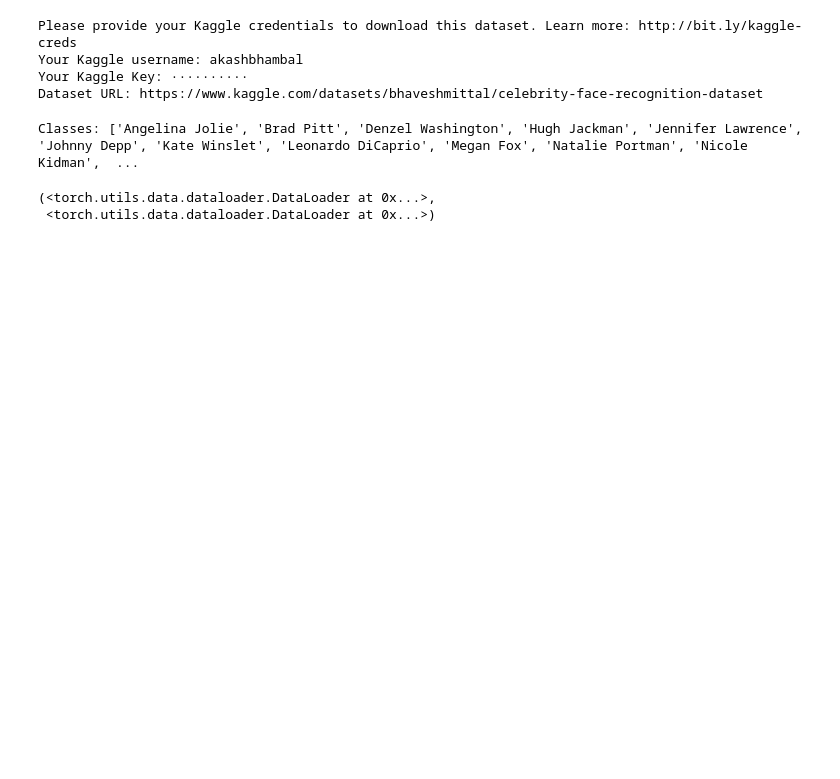
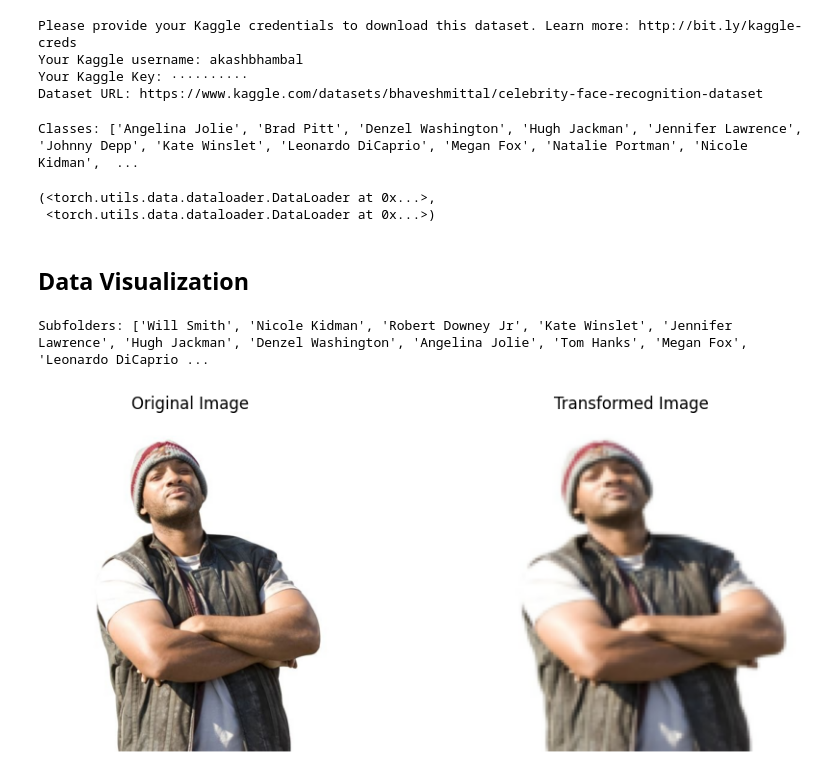
Before and after one commit to palsreejib/ViT-for-Facial-Recognition, a Jupyter notebook: dataPrep.ipynb, the cells around one changed output. Saved outputs shown, nothing was run; the diff lists cells and outputs as text; code cells hidden in the pictures; blank space fills up the shorter version.

Commit message:
Data Preprocess with visualization
Extention to previous Data Preprocess file

```diff
--- a/dataPrep.ipynb
+++ b/dataPrep.ipynb
@@ -64,3 +64,54 @@ train_loader, val_loader
 # %% [output]
 (<torch.utils.data.dataloader.DataLoader at 0x...>,
  <torch.utils.data.dataloader.DataLoader at 0x...>)
+# %% [markdown]
+## Data Visualization
+# %%
+import matplotlib.pyplot as plt
+import torchvision.transforms.functional as F
+from PIL import Image
+import os
+
+# Inspect subfolders
+data_dir = "celebrity-face-recognition-dataset"
+subfolders = os.listdir(data_dir)
+print("Subfolders:", subfolders)
+
+# Adjust if there's only one subfolder (e.g. "celebrity_faces")
+if len(subfolders) == 1 and os.path.isdir(os.path.join(data_dir, subfolders[0])):
+    data_dir = os.path.join(data_dir, subfolders[0])
+
+# Choose a sample image from a class
+class_folder = os.path.join(data_dir, os.listdir(data_dir)[0])
+sample_image = os.path.join(class_folder, os.listdir(class_folder)[0])
+
+# Load the image
+original_image = Image.open(sample_image).convert("RGB")
+
+# Apply your transform
+transformed_image = transform(original_image)
+
+# Denormalize for display
+def denormalize(tensor):
+    return tensor * 0.5 + 0.5
+
+# Plot original and transformed
+plt.figure(figsize=(10, 4))
+
+# Original
+plt.subplot(1, 2, 1)
+plt.imshow(original_image)
+plt.title("Original Image")
+plt.axis('off')
+
+# Transformed
+plt.subplot(1, 2, 2)
+plt.imshow(denormalize(transformed_image).permute(1, 2, 0))  # CHW to HWC
+plt.title("Transformed Image")
+plt.axis('off')
+
+plt.tight_layout()
+plt.show()
+# %% [output]
+Subfolders: ['Will Smith', 'Nicole Kidman', 'Robert Downey Jr', 'Kate Winslet', 'Jennifer Lawrence', 'Hugh Jackman', 'Denzel Washington', 'Angelina Jolie', 'Tom Hanks', 'Megan Fox', 'Leonardo DiCaprio ...
+[figure, added]
```
